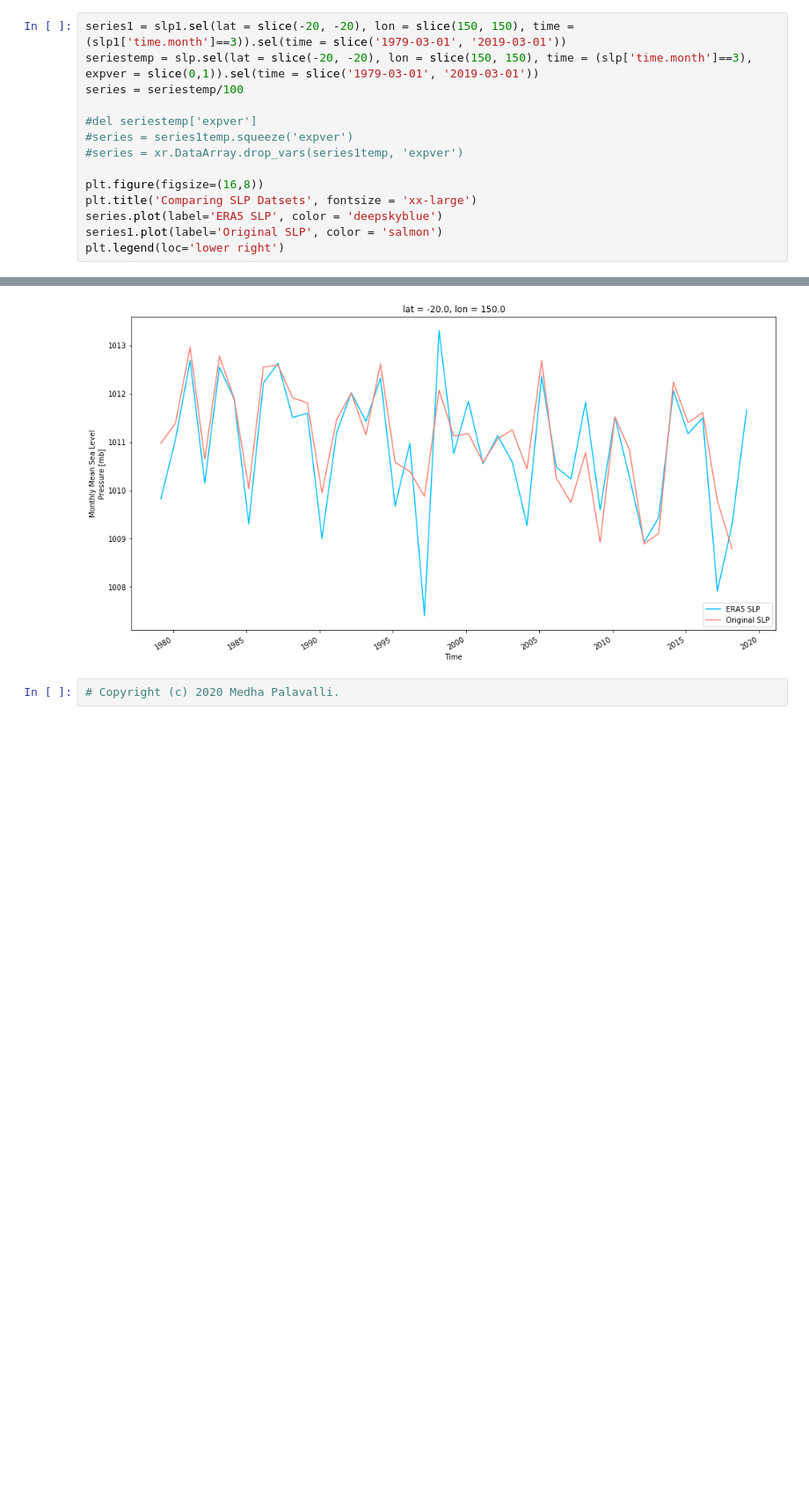
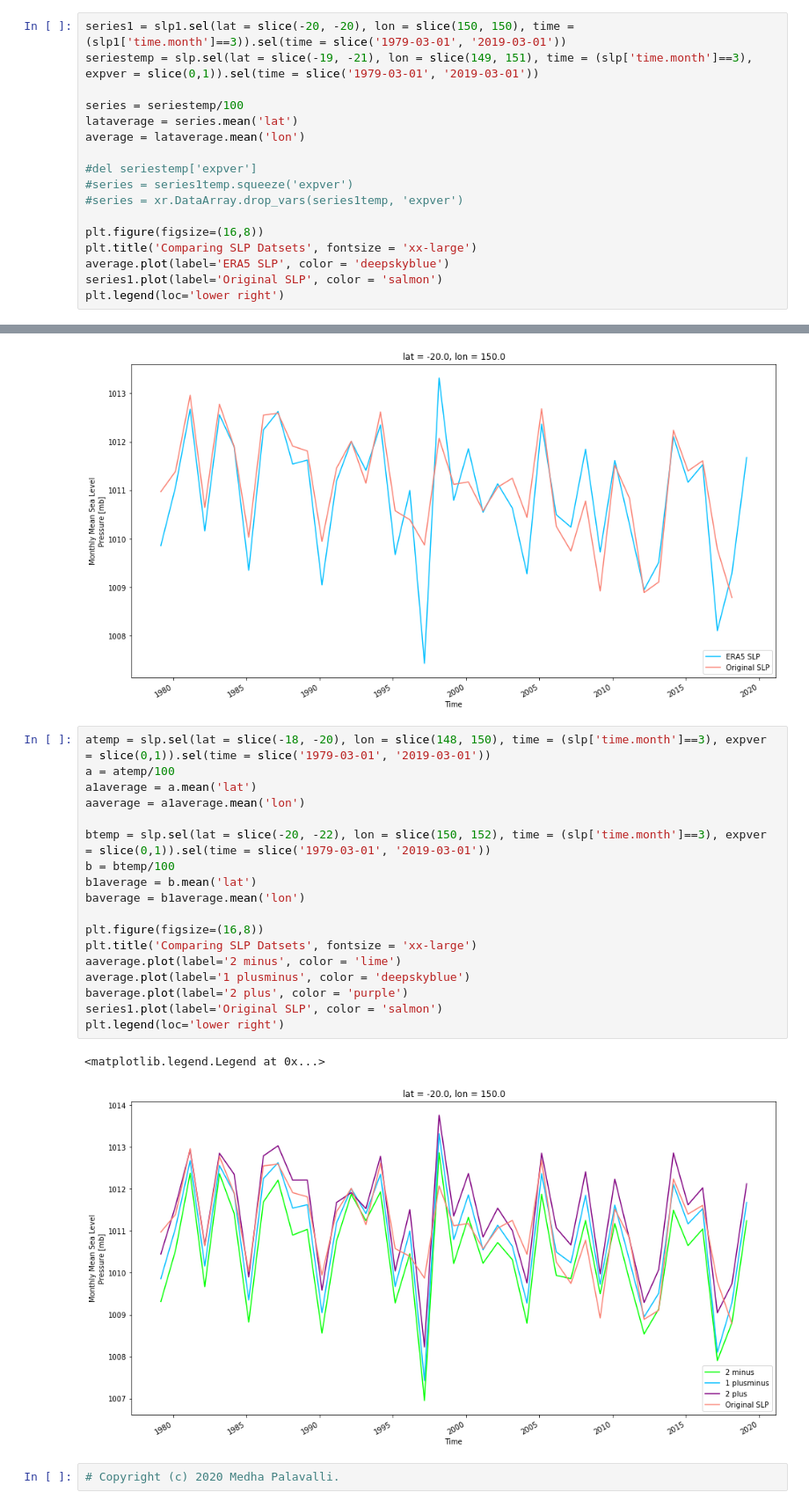
Before and after one commit to medhap02/AllIndiaRainfall, a Jupyter notebook: src/ERA5DatasetComparisons.ipynb, the cells around one changed output, grey strips where cells are left out. Shown at 88% size. Drawn from its saved outputs; the diff is of its cells as text; blank space fills up the shorter version.

```diff
--- a/src/ERA5DatasetComparisons.ipynb
+++ b/src/ERA5DatasetComparisons.ipynb
@@ -152,7 +170,10 @@ plt.legend(loc='lower right')
 # %%
 series1 = slp1.sel(lat = slice(-20, -20), lon = slice(150, 150), time = (slp1['time.month']==3)).sel(time = slice('1979-03-01', '2019-03-01'))
-seriestemp = slp.sel(lat = slice(-20, -20), lon = slice(150, 150), time = (slp['time.month']==3), expver = slice(0,1)).sel(time = slice('1979-03-01', '2019-03-01'))
+seriestemp = slp.sel(lat = slice(-19, -21), lon = slice(149, 151), time = (slp['time.month']==3), expver = slice(0,1)).sel(time = slice('1979-03-01', '2019-03-01'))
+
 series = seriestemp/100
+lataverage = series.mean('lat')
+average = lataverage.mean('lon')
 
 #del seriestemp['expver']
 #series = series1temp.squeeze('expver')
@@ -160,11 +181,32 @@ series = seriestemp/100
 
 plt.figure(figsize=(16,8))
 plt.title('Comparing SLP Datsets', fontsize = 'xx-large')
-series.plot(label='ERA5 SLP', color = 'deepskyblue')
+average.plot(label='ERA5 SLP', color = 'deepskyblue')
 series1.plot(label='Original SLP', color = 'salmon')
 plt.legend(loc='lower right')
 # %% [output]
 <matplotlib.legend.Legend at 0x...>
 [figure]
+# %%
+atemp = slp.sel(lat = slice(-18, -20), lon = slice(148, 150), time = (slp['time.month']==3), expver = slice(0,1)).sel(time = slice('1979-03-01', '2019-03-01'))
+a = atemp/100
+a1average = a.mean('lat')
+aaverage = a1average.mean('lon')
+
+btemp = slp.sel(lat = slice(-20, -22), lon = slice(150, 152), time = (slp['time.month']==3), expver = slice(0,1)).sel(time = slice('1979-03-01', '2019-03-01'))
+b = btemp/100
+b1average = b.mean('lat')
+baverage = b1average.mean('lon')
+
+plt.figure(figsize=(16,8))
+plt.title('Comparing SLP Datsets', fontsize = 'xx-large')
+aaverage.plot(label='2 minus', color = 'lime')
+average.plot(label='1 plusminus', color = 'deepskyblue')
+baverage.plot(label='2 plus', color = 'purple')
+series1.plot(label='Original SLP', color = 'salmon')
+plt.legend(loc='lower right')
+# %% [output]
+<matplotlib.legend.Legend at 0x...>
+[figure, added]
 # %%
 # Copyright (c) 2020 Medha Palavalli.
```
Also changed, not shown: parts of 7 cells of this notebook.
